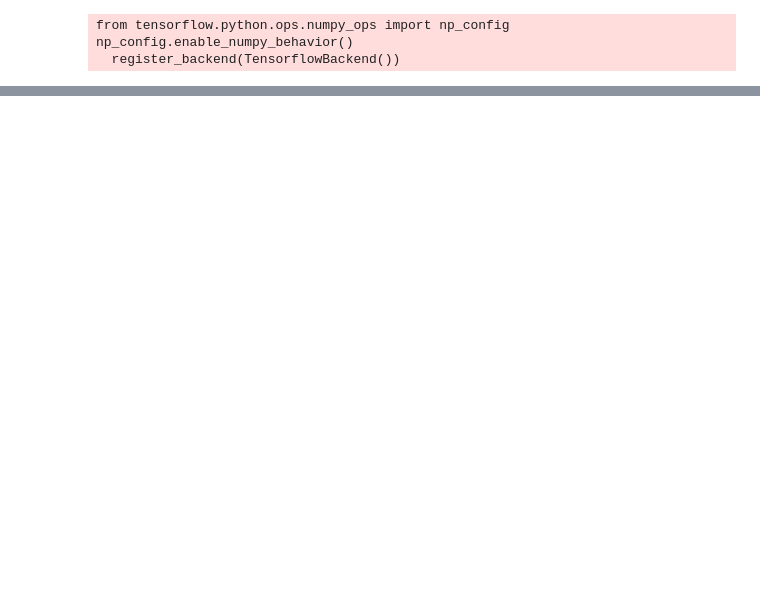
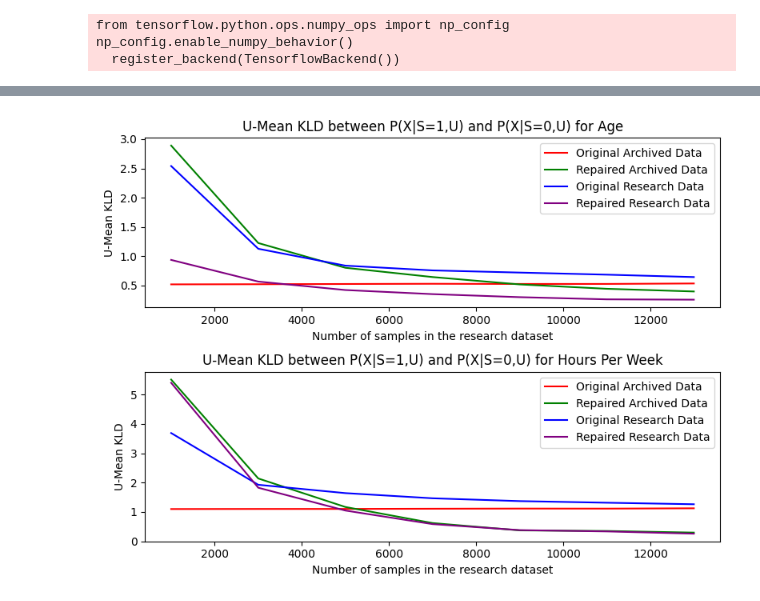
Before and after one commit to Langbridge/AIF360, a Jupyter notebook: examples/demo_distributional_repair.ipynb, the cells around one changed output, grey strips where cells are left out. Saved outputs shown, nothing was run; the diff lists cells and outputs as text; code cells hidden in the pictures; blank space fills up the shorter version.

```diff
--- a/examples/demo_distributional_repair.ipynb
+++ b/examples/demo_distributional_repair.ipynb
@@ -168,0 +362,30 @@ ax.legend()
+# %%
+feats = [f for f in t['x'] if f not in t['plot_ignored_features']]
+fig, axs = plt.subplots(len(feats), 1, figsize=(8, 6))
+
+for i, f in enumerate(feats):
+    kld_x_A_mean_scores = []
+    kld_x_tilde_A_mean_scores = []
+    kld_x_R_mean_scores = []
+    kld_x_tilde_R_mean_scores = []
+
+    for t in n_R_tests:
+        kld_x_A_mean_scores.append(np.mean(t['results']['kld_x_A'], axis=0)[feats.index(f), 0])
+        kld_x_tilde_A_mean_scores.append(np.mean(t['results']['kld_x_tilde_A'], axis=0)[feats.index(f), 0])
+        kld_x_R_mean_scores.append(np.mean(t['results']['kld_x_R'], axis=0)[feats.index(f), 0])
+        kld_x_tilde_R_mean_scores.append(np.mean(t['results']['kld_x_tilde_R'], axis=0)[feats.index(f), 0])
+
+    axs[i].plot([t['n_R'] for t in n_R_tests], kld_x_A_mean_scores, label='Original Archived Data', color='red')
+    axs[i].plot([t['n_R'] for t in n_R_tests], kld_x_tilde_A_mean_scores, label='Repaired Archived Data', color='green')
+    axs[i].plot([t['n_R'] for t in n_R_tests], kld_x_R_mean_scores, label='Original Research Data', color='blue')
+    axs[i].plot([t['n_R'] for t in n_R_tests], kld_x_tilde_R_mean_scores, label='Repaired Research Data', color='purple')
+
+    axs[i].set_xlabel('Number of samples in the research dataset')
+    axs[i].set_ylabel('U-Mean KLD')
+    axs[i].set_title(f'U-Mean KLD between P(X|S=1,U) and P(X|S=0,U) for {f.replace("-", " ").title()}')
+    axs[i].legend()
+
+plt.tight_layout()
+plt.show()
+# %% [output]
+[figure, added]
```
Also changed, not shown: parts of 14 cells of this notebook.
